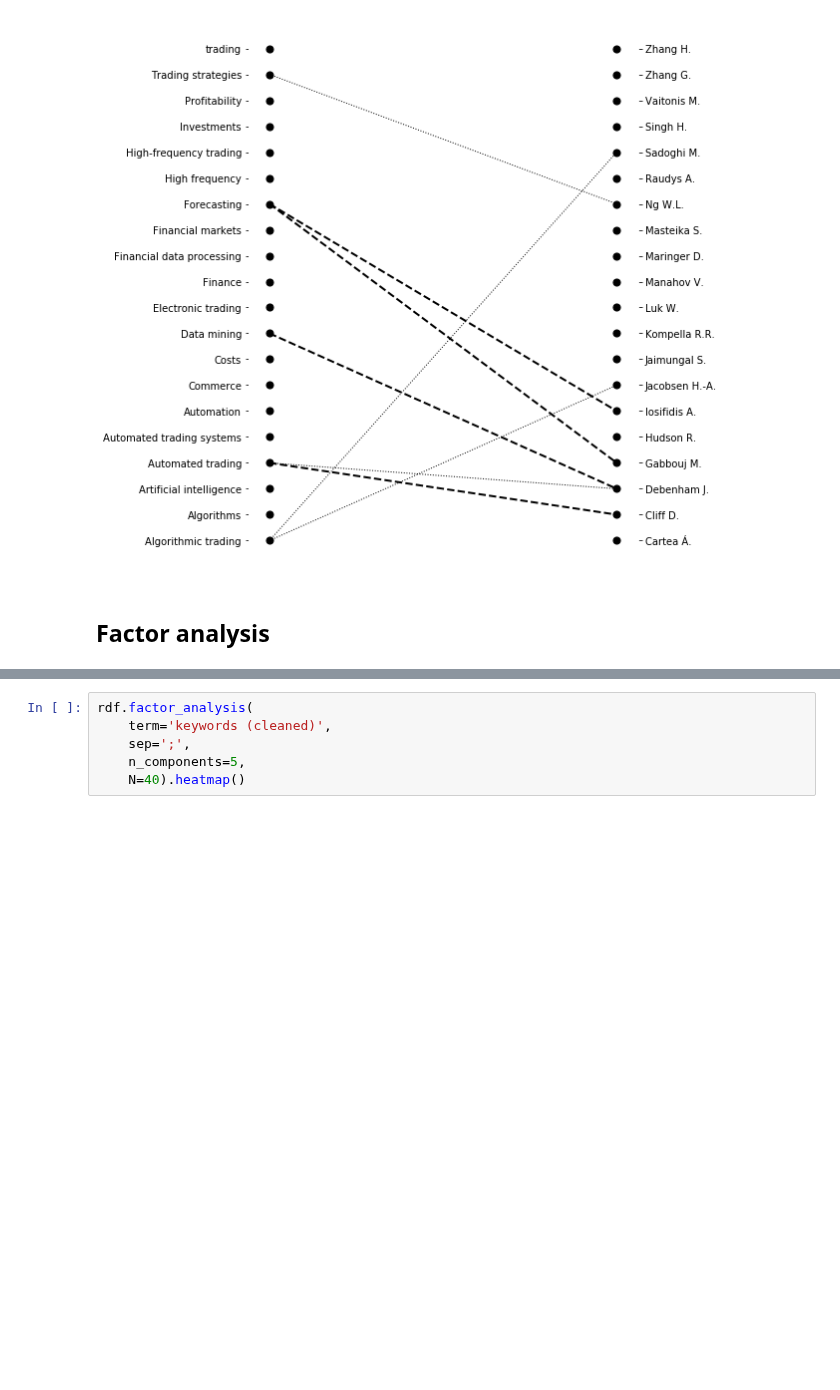
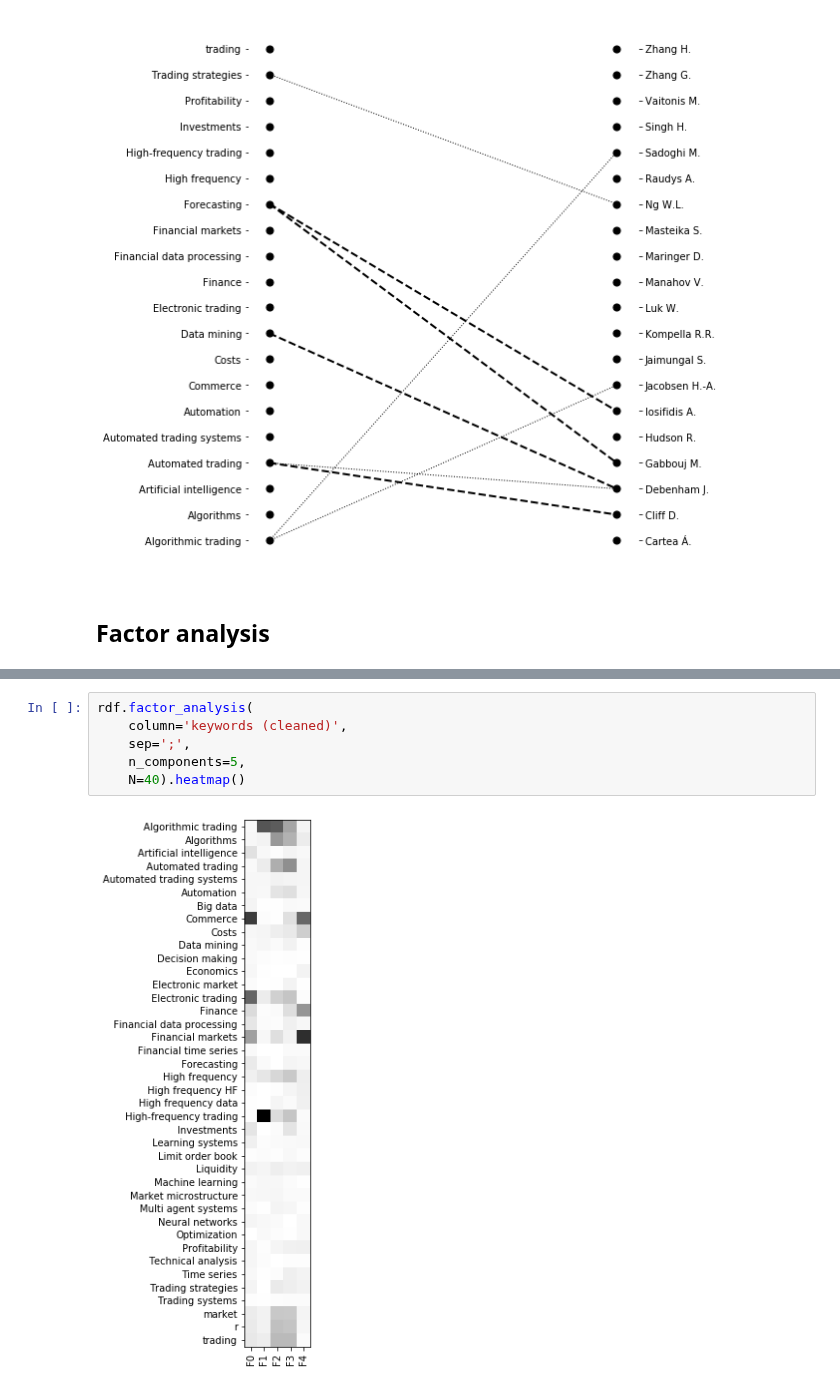
Before and after one commit to jdvelasq/techminer-old-deprecated, a Jupyter notebook: guide/tutorial/11-step-10-correlation.ipynb, the cells around one changed output, grey strips where cells are left out. Cells and saved outputs as stored; diff of their text form; blank space fills up the shorter version.

Commit message:
term by term

```diff
--- a/guide/tutorial/11-step-10-correlation.ipynb
+++ b/guide/tutorial/11-step-10-correlation.ipynb
@@ -125,8 +143,10 @@ rdf.factor_analysis(
 # %%
 rdf.factor_analysis(
-    term='keywords (cleaned)',
+    column='keywords (cleaned)',
     sep=';',
     n_components=5,
     N=40).heatmap()
+# %% [output]
+[figure, added]
 # %%
 rdf.factor_analysis(
```
Also changed, not shown: parts of 2 cells of this notebook, 2 other files.
